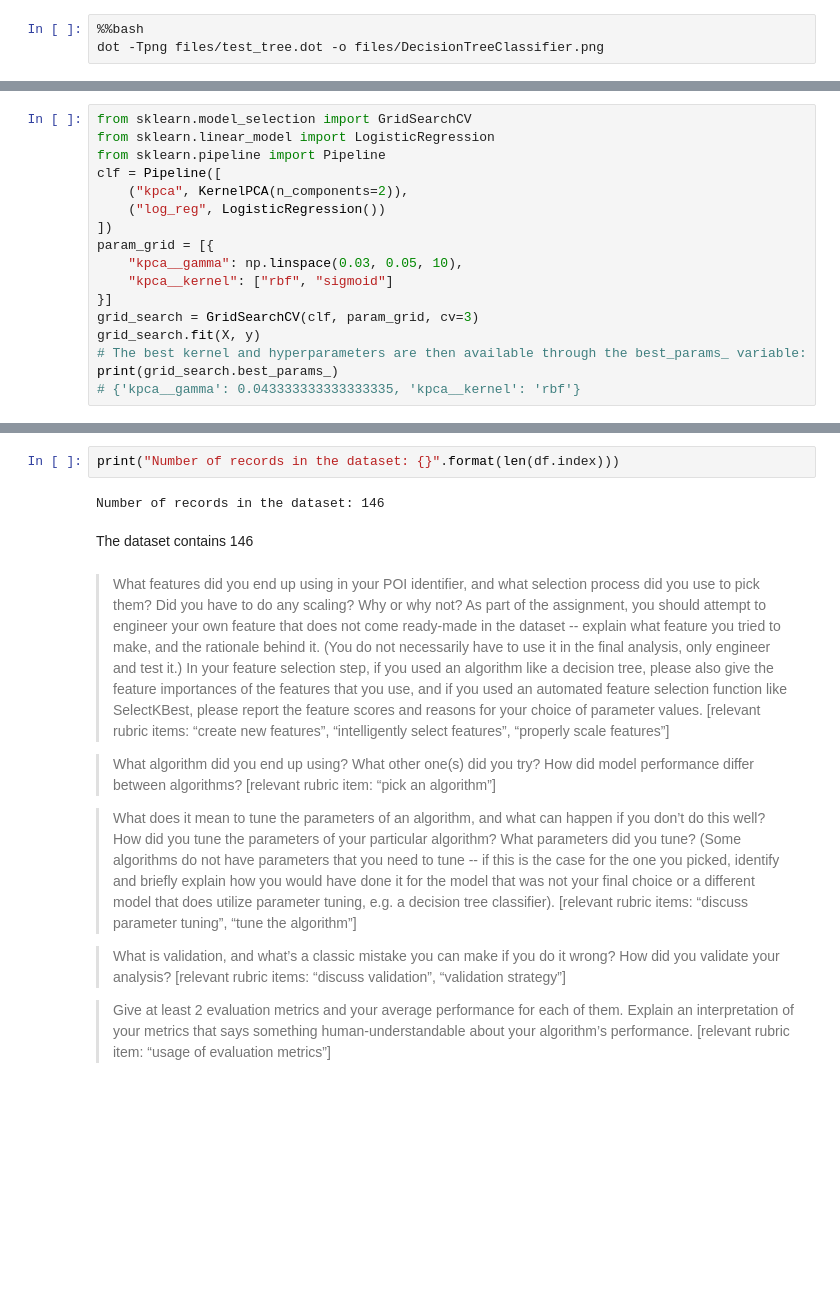
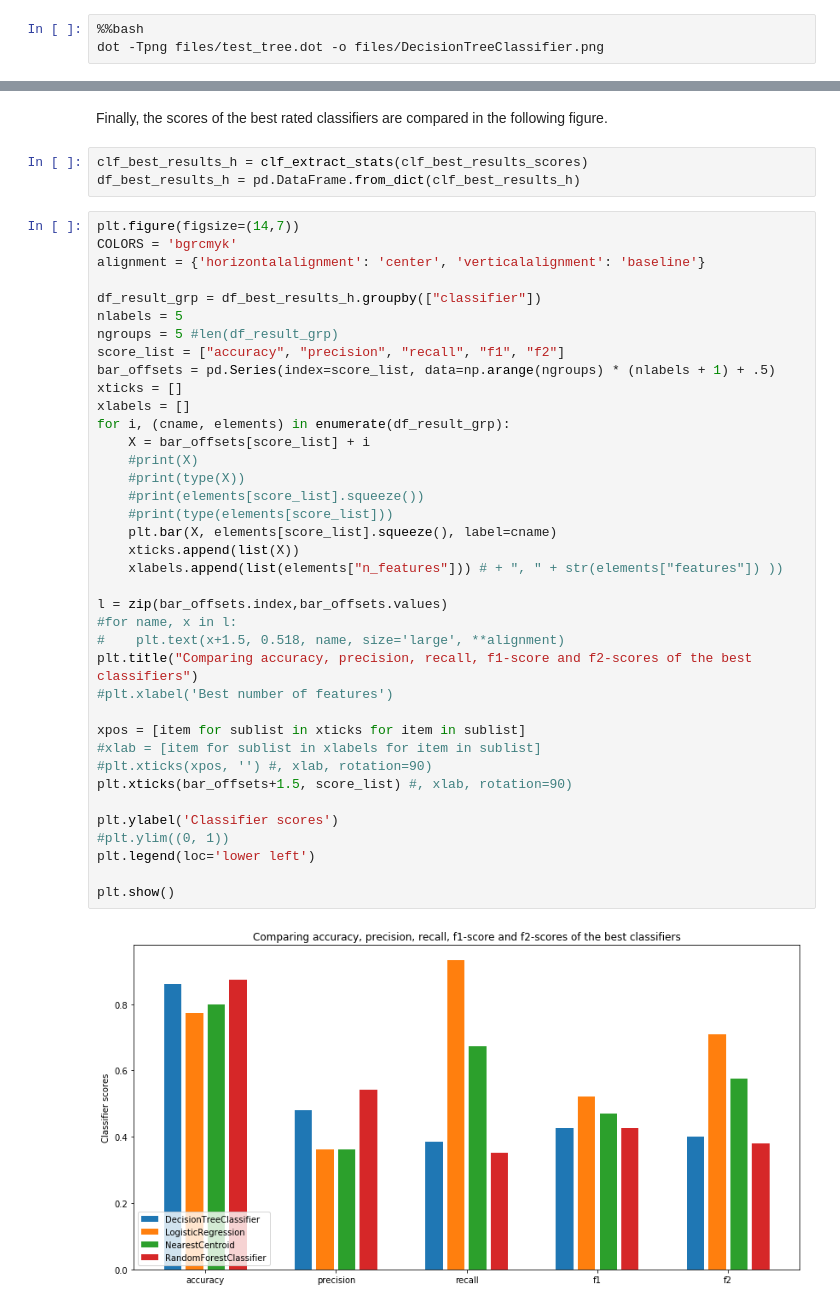
Before and after one commit to joewa/ud120-projects, a Jupyter notebook: final_project/final_project.ipynb, the cells around one changed output, grey strips where cells are left out. Drawn from its saved outputs; the diff is of its cells as text; blank space fills up the shorter version.

```diff
--- a/final_project/final_project.ipynb
+++ b/final_project/final_project.ipynb
@@ -1077,17 +1496,0 @@ array([1.])
-# %%
-from sklearn.model_selection import GridSearchCV
-from sklearn.linear_model import LogisticRegression
-from sklearn.pipeline import Pipeline
-clf = Pipeline([
-    ("kpca", KernelPCA(n_components=2)),
-    ("log_reg", LogisticRegression())
-])
-param_grid = [{
-    "kpca__gamma": np.linspace(0.03, 0.05, 10),
-    "kpca__kernel": ["rbf", "sigmoid"]
-}]
-grid_search = GridSearchCV(clf, param_grid, cv=3)
-grid_search.fit(X, y)
-# The best kernel and hyperparameters are then available through the best_params_ variable:
-print(grid_search.best_params_)
-# {'kpca__gamma': 0.043333333333333335, 'kpca__kernel': 'rbf'}
@@ -1173,16 +1497,45 @@ plt.show()
-# %%
-print("Number of records in the dataset: {}".format(len(df.index)))
-# %% [output]
-Number of records in the dataset: 146
-# %% [markdown]
-The dataset contains 146
-# %% [markdown]
-> What features did you end up using in your POI identifier, and what selection process did you use to pick them? Did you have to do any scaling? Why or why not? As part of the assignment, you should attempt to engineer your own feature that does not come ready-made in the dataset -- explain what feature you tried to make, and the rationale behind it. (You do not necessarily have to use it in the final analysis, only engineer and test it.) In your feature selection step, if you used an algorithm like a decision tree, please also give the feature importances of the features that you use, and if you used an automated feature selection function like SelectKBest, please report the feature scores and reasons for your choice of parameter values.  [relevant rubric items: “create new features”, “intelligently select features”, “properly scale features”]
-
-> What algorithm did you end up using? What other one(s) did you try? How did model performance differ between algorithms?  [relevant rubric item: “pick an algorithm”]
-
->  What does it mean to tune the parameters of an algorithm, and what can happen if you don’t do this well?  How did you tune the parameters of your particular algorithm? What parameters did you tune? (Some algorithms do not have parameters that you need to tune -- if this is the case for the one you picked, identify and briefly explain how you would have done it for the model that was not your final choice or a different model that does utilize parameter tuning, e.g. a decision tree classifier).  [relevant rubric items: “discuss parameter tuning”, “tune the algorithm”]
-
-> What is validation, and what’s a classic mistake you can make if you do it wrong? How did you validate your analysis?  [relevant rubric items: “discuss validation”, “validation strategy”]
-
-> Give at least 2 evaluation metrics and your average performance for each of them.  Explain an interpretation of your metrics that says something human-understandable about your algorithm’s performance. [relevant rubric item: “usage of evaluation metrics”]
+# %% [markdown]
+Finally, the scores of the best rated classifiers are compared in the following figure.
+# %%
+clf_best_results_h = clf_extract_stats(clf_best_results_scores)
+df_best_results_h = pd.DataFrame.from_dict(clf_best_results_h)
+# %%
+plt.figure(figsize=(14,7))
+COLORS = 'bgrcmyk'
+alignment = {'horizontalalignment': 'center', 'verticalalignment': 'baseline'}
+
+df_result_grp = df_best_results_h.groupby(["classifier"])
+nlabels = 5
+ngroups = 5 #len(df_result_grp)
+score_list = ["accuracy", "precision", "recall", "f1", "f2"]
+bar_offsets = pd.Series(index=score_list, data=np.arange(ngroups) * (nlabels + 1) + .5)
+xticks = []
+xlabels = []
+for i, (cname, elements) in enumerate(df_result_grp):
+    X = bar_offsets[score_list] + i
+    #print(X)
+    #print(type(X))
+    #print(elements[score_list].squeeze())
+    #print(type(elements[score_list]))
+    plt.bar(X, elements[score_list].squeeze(), label=cname)
+    xticks.append(list(X))
+    xlabels.append(list(elements["n_features"])) # + ", " + str(elements["features"]) ))
+
+l = zip(bar_offsets.index,bar_offsets.values)
+#for name, x in l:
+#    plt.text(x+1.5, 0.518, name, size='large', **alignment)
+plt.title("Comparing accuracy, precision, recall, f1-score and f2-scores of the best classifiers")
+#plt.xlabel('Best number of features')
+
+xpos = [item for sublist in xticks for item in sublist]
+#xlab = [item for sublist in xlabels for item in sublist]
+#plt.xticks(xpos, '') #, xlab, rotation=90)
+plt.xticks(bar_offsets+1.5, score_list) #, xlab, rotation=90)
+
+plt.ylabel('Classifier scores')
+#plt.ylim((0, 1))
+plt.legend(loc='lower left')
+
+plt.show()
+# %% [output]
+[figure, added]
```
Also changed, not shown: parts of 84 cells of this notebook, 4 other files.
